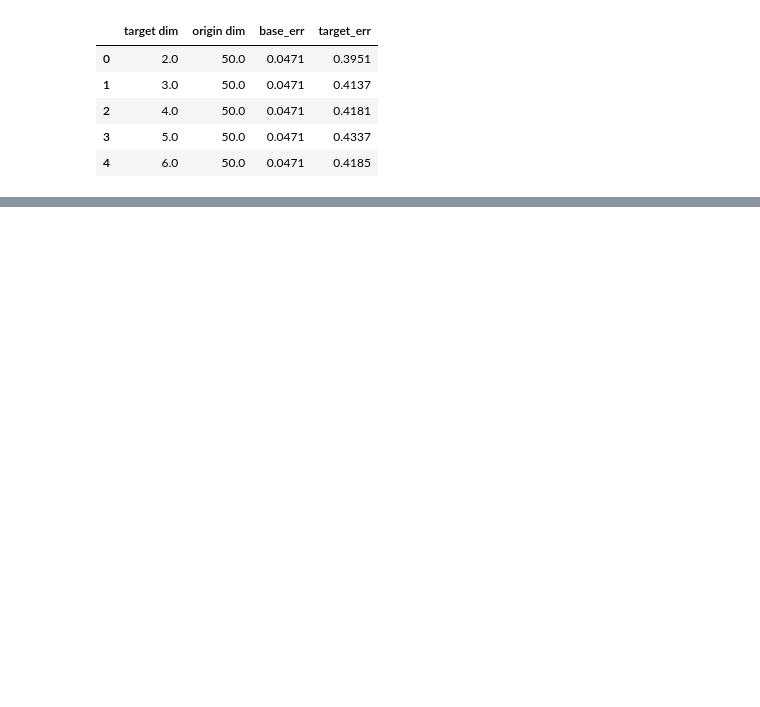
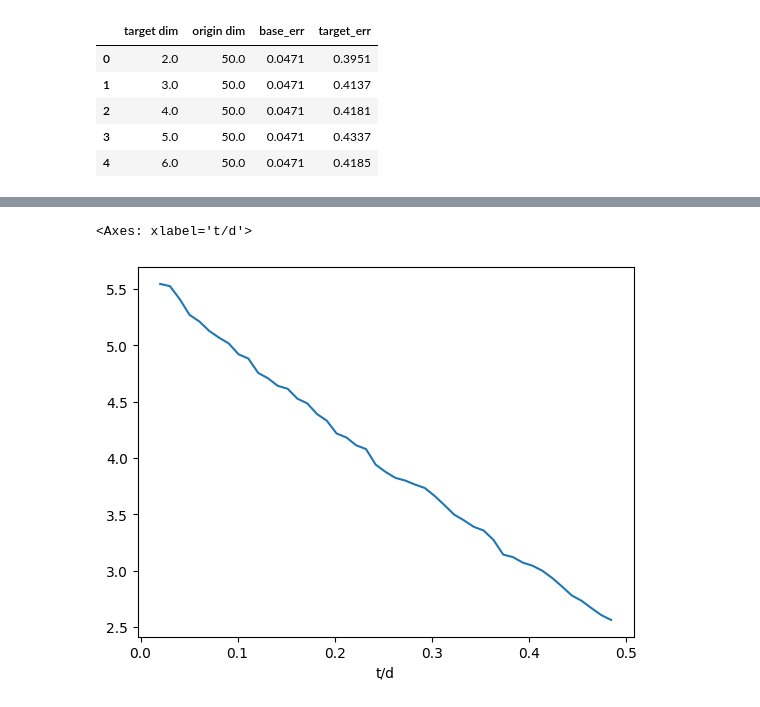
Before and after one commit to Daniel-Ros/masters, a Jupyter notebook: analysis.ipynb, the cells around one changed output, grey strips where cells are left out. Saved outputs shown, nothing was run; the diff lists cells and outputs as text; code cells hidden in the pictures; blank space fills up the shorter version.

```diff
--- a/analysis.ipynb
+++ b/analysis.ipynb
@@ -46,0 +64,7 @@ df.groupby(["t/d"]).mean()["target_err"].plot()
+# %%
+df_mean["err_ratio"] = np.log(df_mean["err_ratio"])
+# %%
+df_mean["err_ratio"].plot()
+# %% [output]
+<Axes: xlabel='t/d'>
+[figure, added]
```
Also changed, not shown: parts of 9 cells of this notebook, 8 other files.
